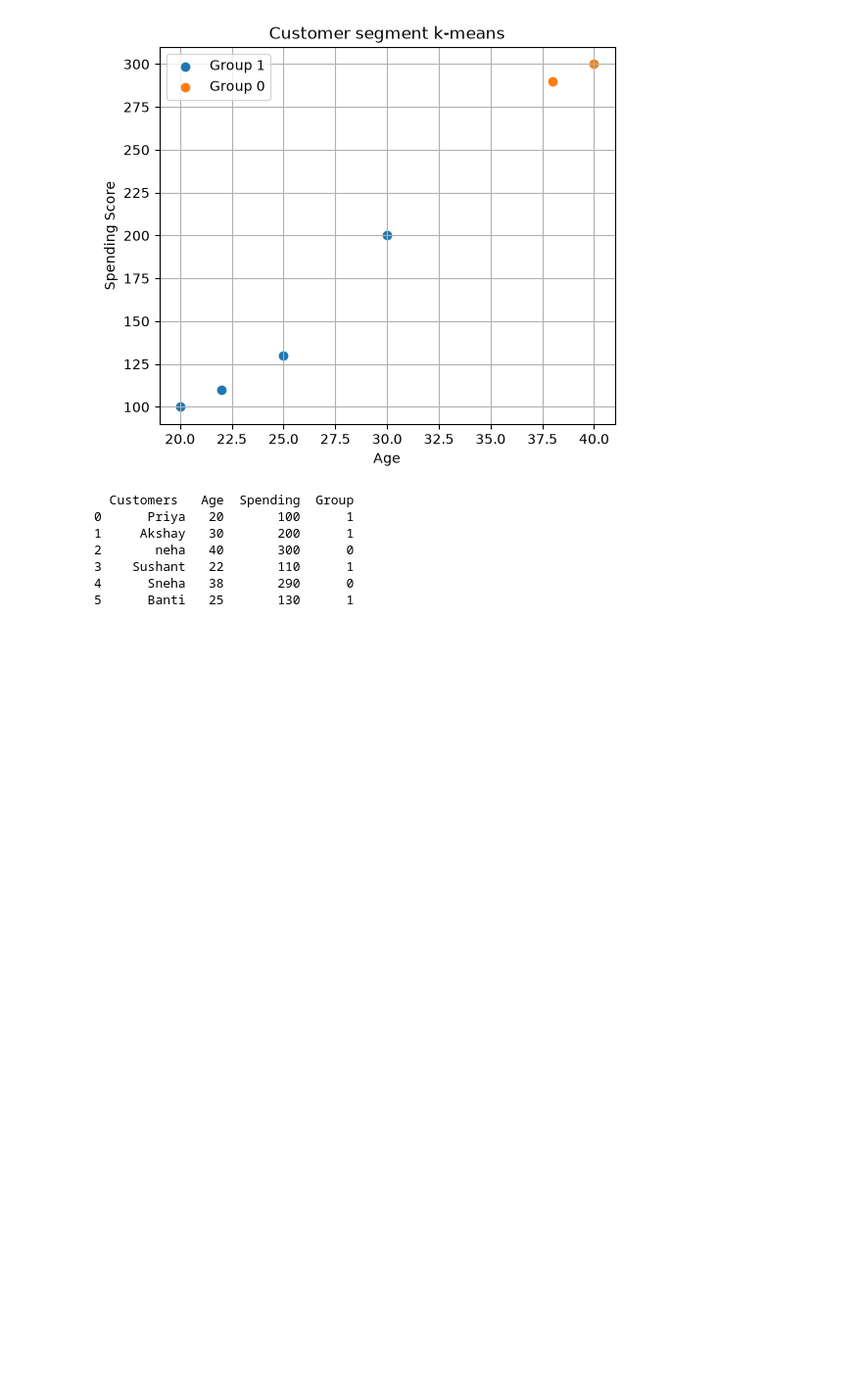
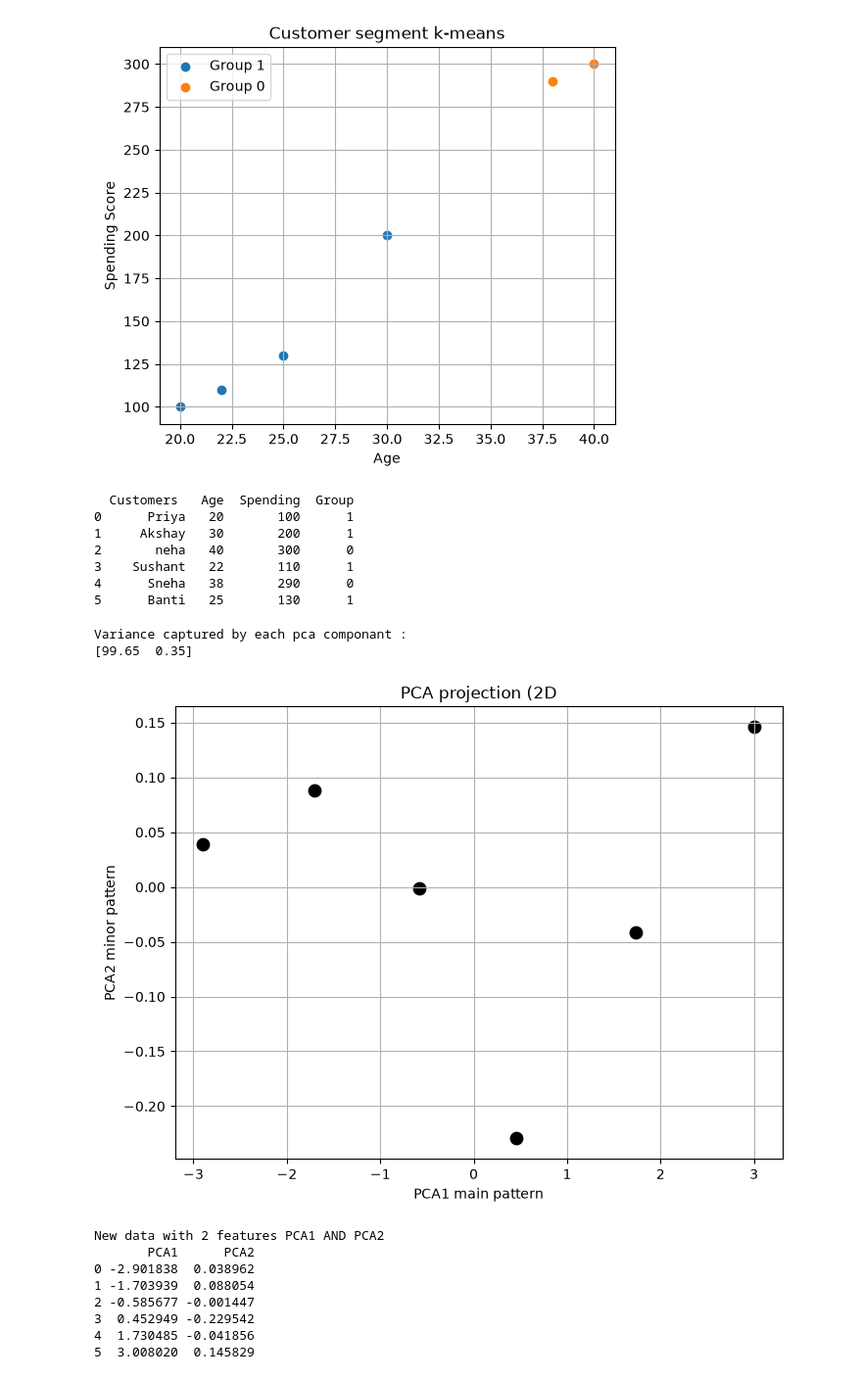
Before and after one commit to Sushant-1001/Machine-learning, a Jupyter notebook: Machine-Learning.ipynb, the cells around one changed output. Shown at 98% size. Cells and saved outputs as stored; diff of their text form; code cells hidden in the pictures; blank space fills up the shorter version.

```diff
--- a/Machine-Learning.ipynb
+++ b/Machine-Learning.ipynb
@@ -511,3 +514,56 @@ print(df)
 5      Banti   25       130      1
 # %%
 # pca - Principle Componant analysis
+
+import pandas as pd
+import numpy as np
+import matplotlib.pyplot as plt
+from sklearn.preprocessing import StandardScaler
+from sklearn.decomposition import PCA
+
+data = {
+
+    'Age' : [25, 30, 35, 40, 45, 50],
+    'Income' : [30000, 40000, 50000, 60000, 70000, 80000],
+    'Spending' :[70, 60, 50, 40, 30, 20],
+    'Savings' : [1000, 5000, 8000, 10000, 15000, 20000]
+}
+
+df = pd.DataFrame(data)
+
+scaler = StandardScaler()
+scaled_data = scaler.fit_transform(df)
+
+pca = PCA(n_components = 2)
+pca_result = pca.fit_transform(scaled_data)
+
+pca_df = pd.DataFrame(pca_result, columns=['PCA1', 'PCA2'])
+
+explained_variance = pca.explained_variance_ratio_
+
+print("Variance captured by each pca componant :")
+print(np.round(explained_variance * 100, 2))
+
+
+plt.figure(figsize=(8,6))
+plt.scatter(pca_df['PCA1'], pca_df['PCA2'], color='black', s = 80)
+plt.title("PCA projection (2D")
+plt.xlabel("PCA1 main pattern")
+plt.ylabel("PCA2 minor pattern")
+plt.grid(True)
+plt.show()
+
+print("New data with 2 features PCA1 AND PCA2")
+print(pca_df)
+# %% [output]
+Variance captured by each pca componant :
+[99.65  0.35]
+[figure, added]
+New data with 2 features PCA1 AND PCA2
+       PCA1      PCA2
+0 -2.901838  0.038962
+1 -1.703939  0.088054
+2 -0.585677 -0.001447
+3  0.452949 -0.229542
+4  1.730485 -0.041856
+5  3.008020  0.145829
```
Also changed, not shown: parts of 3 cells of this notebook.
